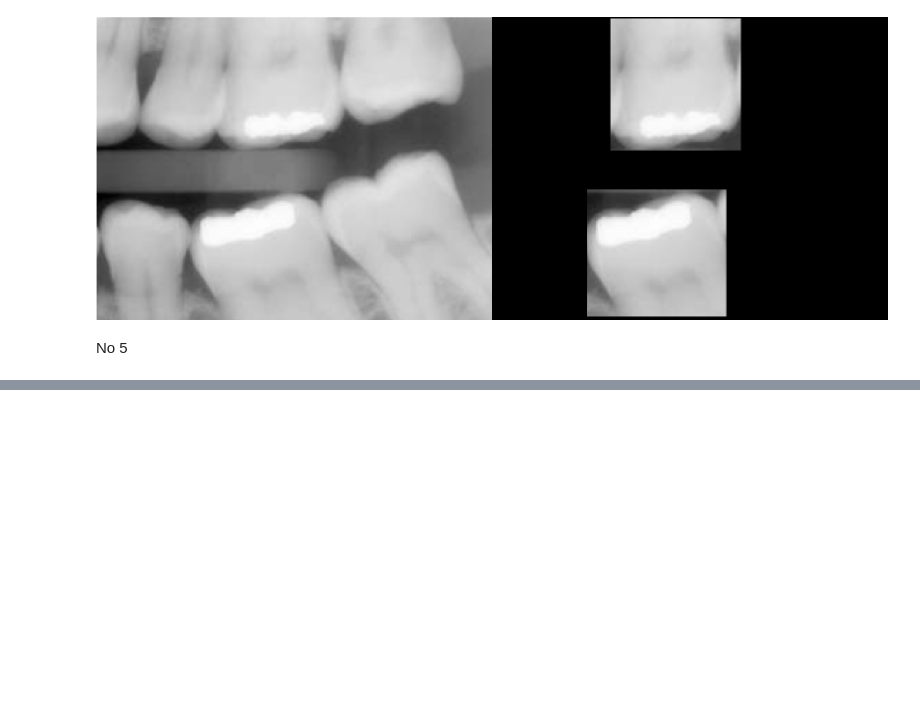
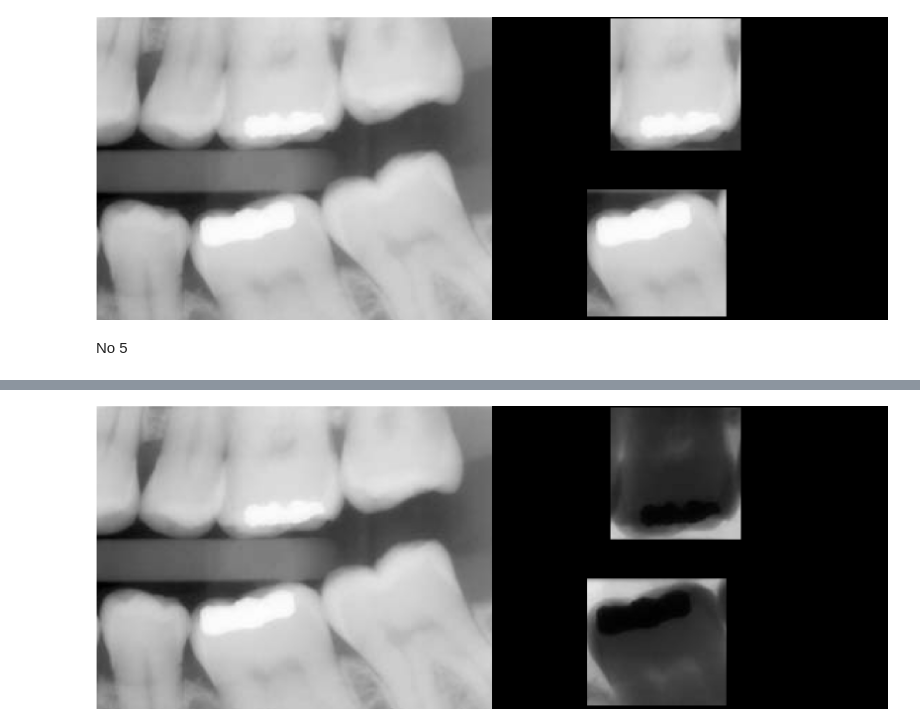
Before and after one commit to hhidayatinc/PCVK_Martikulasi_2022, a Jupyter notebook: Modul5.ipynb, the cells around one changed output, grey strips where cells are left out. Cells and saved outputs as stored; diff of their text form; code cells hidden in the pictures; blank space fills up the shorter version.

```diff
--- a/Modul5.ipynb
+++ b/Modul5.ipynb
@@ -124,0 +133,8 @@ No 5
+# %%
+#NAND
+result = ~img & mask1
+
+final_frame = cv.hconcat((img, result))
+cv2_imshow(final_frame)
+# %% [output]
+[figure, added]
```
Also changed, not shown: parts of 3 cells of this notebook.
